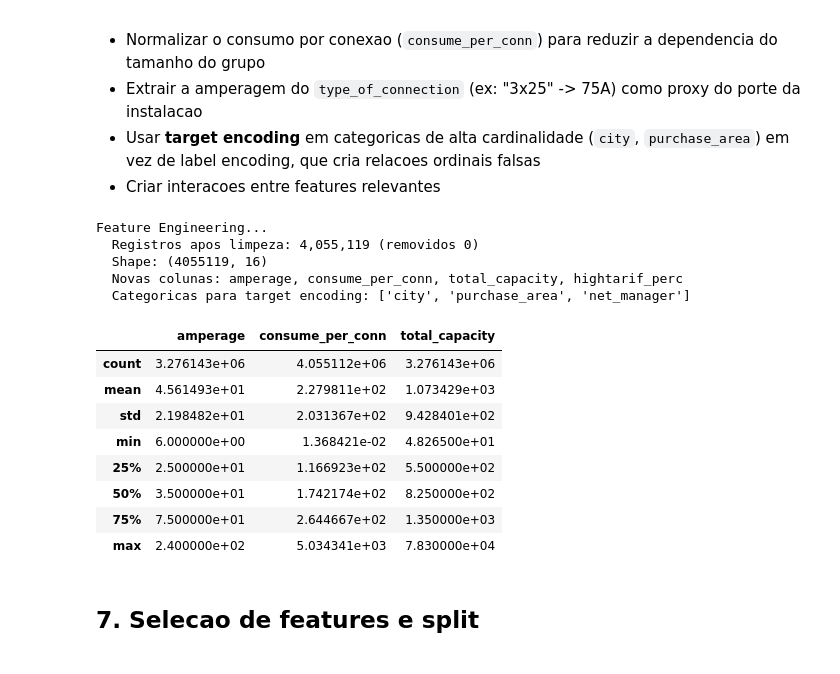
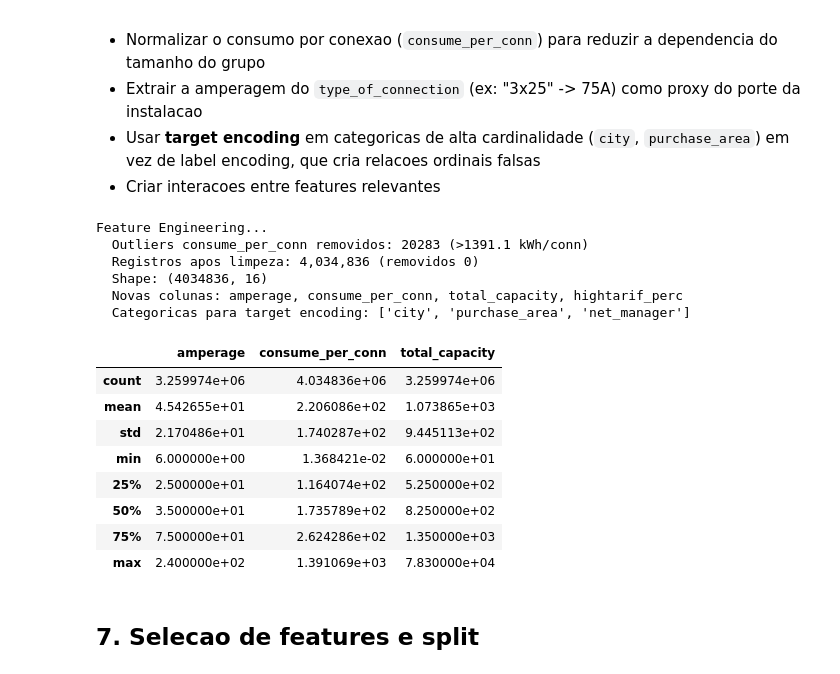
Before and after one commit to Renan-Vizoto/IA-RAG, a Jupyter notebook: notebooks/dutch_energy_regressao.ipynb, the cells around one changed output. Drawn from its saved outputs; the diff is of its cells as text; code cells hidden in the pictures.

```diff
--- a/notebooks/dutch_energy_regressao.ipynb
+++ b/notebooks/dutch_energy_regressao.ipynb
@@ -120,7 +120,7 @@ USE_COLS = [
     "net_manager", "purchase_area", "city", "num_connections",
     "delivery_perc", "perc_of_active_connections", "type_of_connection",
     "type_conn_perc", "annual_consume", "annual_consume_lowtarif_perc",
-    "smartmeter_perc",
+    "smartmeter_perc", "consume_per_conn"
 ]
 
 NUM_COLS = [
@@ -233,7 +233,8 @@ Colunas esperadas:
 - `annual_consume_lowtarif_perc`: percentual em horario de tarifa baixa
 - `smartmeter_perc`: percentual de medidores inteligentes
 # %%
-TARGET = "annual_consume"
+ANNUAL_CONSUME_COL = "annual_consume"  # used only for filtering/outlier removal
+TARGET = "consume_per_conn"            # modeling target: kWh per connection (log-transformed)
 
 df = raw_df.copy()
 
@@ -244,18 +245,18 @@ else:
 
 # Remover registros sem consumo ou com consumo negativo
 before = len(df)
-df = df[df[TARGET].notna() & (df[TARGET] > 0)].copy()
+df = df[df[ANNUAL_CONSUME_COL].notna() & (df[ANNUAL_CONSUME_COL] > 0)].copy()
 print(f"Removidos {before - len(df)} registros sem consumo valido")
 
 # Remover outliers extremos (acima do percentil 99.5)
-q_high = df[TARGET].quantile(0.995)
+q_high = df[ANNUAL_CONSUME_COL].quantile(0.995)
 before = len(df)
-df = df[df[TARGET] <= q_high].copy()
+df = df[df[ANNUAL_CONSUME_COL] <= q_high].copy()
 print(f"Removidos {before - len(df)} outliers (>{q_high:.0f} kWh)")
 
 print(f"\nDataset limpo: {len(df):,} registros")
 del raw_df; gc.collect()
-df[TARGET].describe()
+df[ANNUAL_CONSUME_COL].describe()
 # %% [output]
 Anos disponiveis: [np.int16(2009), np.int16(2010), np.int16(2011), np.int16(2012), np.int16(2013), np.int16(2014), np.int16(2015), np.int16(2016), np.int16(2017), np.int16(2018), np.int16(2019), np.in ...
 Removidos 1855 registros sem consumo valido
@@ -279,16 +280,16 @@ fig.suptitle("EDA: Consumo Eletrico Anual (kWh)", fontsize=14, y=1.01)
 
 # Distribuicao do consumo
 ax = axes[0, 0]
-ax.hist(df[TARGET], bins=60, edgecolor="white", alpha=0.8)
-m = df[TARGET].mean()
+ax.hist(df[ANNUAL_CONSUME_COL], bins=60, edgecolor="white", alpha=0.8)
+m = df[ANNUAL_CONSUME_COL].mean()
 ax.axvline(m, color="red", ls="--", label=f"Media: {m:.0f}")
 ax.set_xlabel("kWh/ano"); ax.set_ylabel("Freq"); ax.set_title("Distribuicao"); ax.legend()
 
 # Consumo medio por distribuidora
 ax = axes[0, 1]
 if "net_manager" in df.columns:
-    order = df.groupby("net_manager")[TARGET].mean().sort_values(ascending=False).index
-    sns.boxplot(data=df, x="net_manager", y=TARGET, order=order, ax=ax, showfliers=False)
+    order = df.groupby("net_manager")[ANNUAL_CONSUME_COL].mean().sort_values(ascending=False).index
+    sns.boxplot(data=df, x="net_manager", y=ANNUAL_CONSUME_COL, order=order, ax=ax, showfliers=False)
     ax.set_xlabel(""); ax.set_ylabel("kWh"); ax.set_title("Por distribuidora")
     ax.tick_params(axis="x", rotation=45)
 
@@ -296,13 +297,13 @@ if "net_manager" in df.columns:
 ax = axes[1, 0]
 if "num_connections" in df.columns:
     sample = df.sample(min(5000, len(df)), random_state=SEED)
-    ax.scatter(sample["num_connections"], sample[TARGET], alpha=0.3, s=5)
+    ax.scatter(sample["num_connections"], sample[ANNUAL_CONSUME_COL], alpha=0.3, s=5)
     ax.set_xlabel("Num. conexoes"); ax.set_ylabel("kWh"); ax.set_title("Conexoes vs Consumo")
 
 # Evolucao por ano
 ax = axes[1, 1]
 if "year" in df.columns:
-    yearly = df.groupby("year")[TARGET].mean()
+    yearly = df.groupby("year")[ANNUAL_CONSUME_COL].mean()
     ax.plot(yearly.index, yearly.values, marker="o")
     ax.set_xlabel("Ano"); ax.set_ylabel("kWh medio"); ax.set_title("Evolucao anual")
 
@@ -367,55 +368,62 @@ def create_features(df):
     if "type_of_connection" in df.columns:
         df["amperage"] = df["type_of_connection"].apply(parse_amperage).astype("float32")
 
-    # Consumo por conexao (feature derivada chave)
+    # Consumo por conexao — novo TARGET de modelagem
     if "num_connections" in df.columns:
-        df["consume_per_conn"] = (df[TARGET] / df["num_connections"].replace(0, np.nan)).astype("float32")
+        df["consume_per_conn"] = (df[ANNUAL_CONSUME_COL] / df["num_connections"].replace(0, np.nan)).astype("float32")
+
+    # Remover outliers extremos de consume_per_conn (p99.5)
+    if "consume_per_conn" in df.columns:
+        q_cpc = df["consume_per_conn"].quantile(0.995)
+        before = len(df)
+        df = df[df["consume_per_conn"] <= q_cpc].copy()
+        print(f"  Outliers consume_per_conn removidos: {before - len(df)} (>{q_cpc:.1f} kWh/conn)")
 
     # Interacao: amperagem * num_connections (capacidade total da area)
     if "amperage" in df.columns and "num_connections" in df.columns:
         df["total_capacity"] = (df["amperage"] * df["num_connections"]).astype("float32")
 
     # Proporcao de tarifa alta (complemento da baixa)
     if "annual_consume_lowtarif_perc" in df.columns:
         df["hightarif_perc"] = (100.0 - df["annual_consume_lowtarif_perc"]).astype("float32")
 
     # Target encoding para categoricas de alta cardinalidade
-    # Usamos a media do target por categoria (calculada SOMENTE no train depois do split)
-    # Aqui so preparamos as colunas; o encoding sera feito apos o split para evitar data leakage
+    # Usamos a media do TARGET por categoria (calculada SOMENTE no train depois do split)
     cat_cols_to_encode = ["city", "purchase_area", "net_manager"]
     for col in cat_cols_to_encode:
         if col not in df.columns:
             cat_cols_to_encode.remove(col)
 
     before = len(df)
-    df.dropna(subset=[TARGET], inplace=True)
+    df.dropna(subset=["consume_per_conn"], inplace=True)
     print(f"  Registros apos limpeza: {len(df):,} (removidos {before - len(df)})")
 
     return df, cat_cols_to_encode
 
 print("Feature Engineering...")
 feat_df, CAT_COLS_TO_ENCODE = create_features(df)
 del df; gc.collect()
 
 print(f"  Shape: {feat_df.shape}")
 print(f"  Novas colunas: amperage, consume_per_conn, total_capacity, hightarif_perc")
 print(f"  Categoricas para target encoding: {CAT_COLS_TO_ENCODE}")
 feat_df[["amperage", "consume_per_conn", "total_capacity"]].describe()
 # %% [output]
 Feature Engineering...
-  Registros apos limpeza: 4,055,119 (removidos 0)
-  Shape: (4055119, 16)
+  Outliers consume_per_conn removidos: 20283 (>1391.1 kWh/conn)
+  Registros apos limpeza: 4,034,836 (removidos 0)
+  Shape: (4034836, 16)
   Novas colunas: amperage, consume_per_conn, total_capacity, hightarif_perc
   Categoricas para target encoding: ['city', 'purchase_area', 'net_manager']
 |  | amperage | consume_per_conn | total_capacity |
-| count | 3.276143e+06 | 4.055112e+06 | 3.276143e+06 |
-| mean | 4.561493e+01 | 2.279811e+02 | 1.073429e+03 |
-| std | 2.198482e+01 | 2.031367e+02 | 9.428401e+02 |
-| min | 6.000000e+00 | 1.368421e-02 | 4.826500e+01 |
-| 25% | 2.500000e+01 | 1.166923e+02 | 5.500000e+02 |
-| 50% | 3.500000e+01 | 1.742174e+02 | 8.250000e+02 |
-| 75% | 7.500000e+01 | 2.644667e+02 | 1.350000e+03 |
-| max | 2.400000e+02 | 5.034341e+03 | 7.830000e+04 |
+| count | 3.259974e+06 | 4.034836e+06 | 3.259974e+06 |
+| mean | 4.542655e+01 | 2.206086e+02 | 1.073865e+03 |
+| std | 2.170486e+01 | 1.740287e+02 | 9.445113e+02 |
+| min | 6.000000e+00 | 1.368421e-02 | 6.000000e+01 |
+| 25% | 2.500000e+01 | 1.164074e+02 | 5.250000e+02 |
+| 50% | 3.500000e+01 | 1.735789e+02 | 8.250000e+02 |
+| 75% | 7.500000e+01 | 2.624286e+02 | 1.350000e+03 |
+| max | 2.400000e+02 | 1.391069e+03 | 7.830000e+04 |
 # %% [markdown]
 ## 7. Selecao de features e split
 # %%
```
Also changed, not shown: parts of 11 cells of this notebook, 2 other files.
